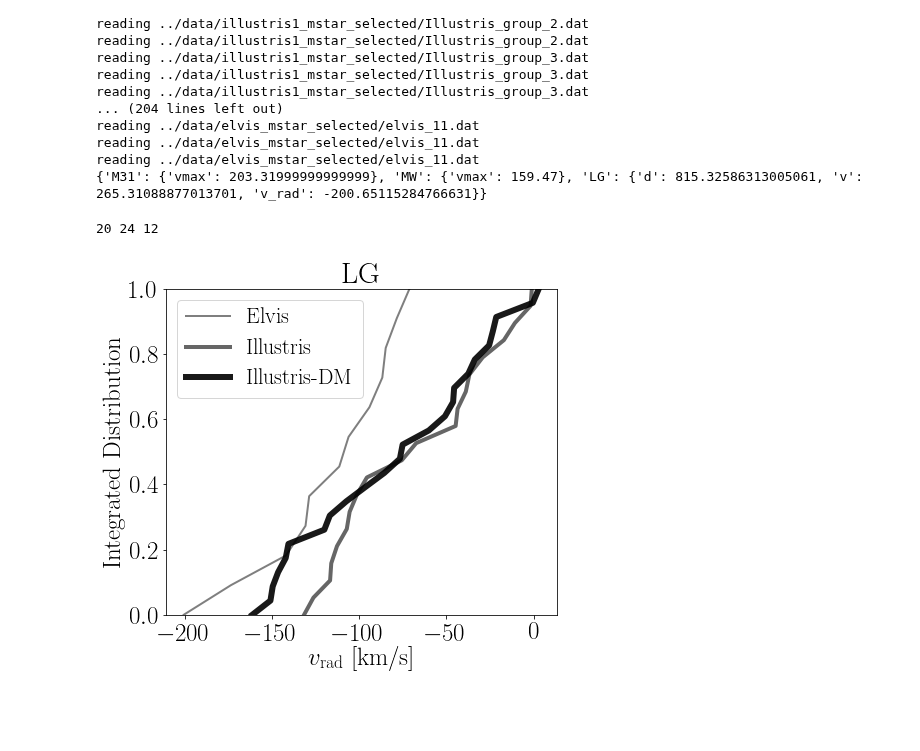
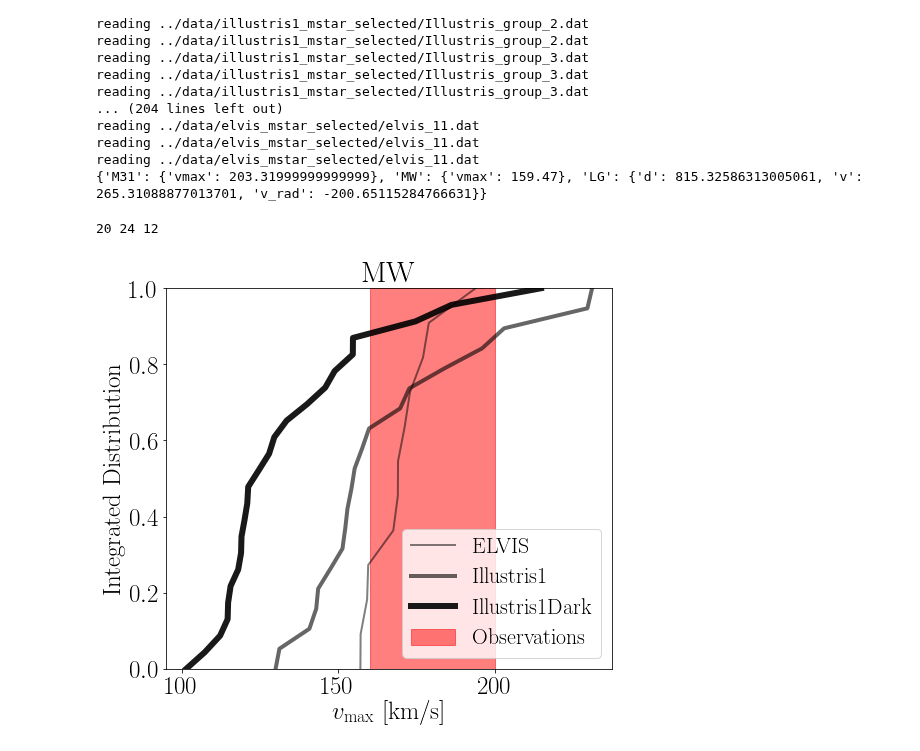
Before and after one commit to astroandes/SatelliteShapeLG, a Jupyter notebook: code/plot_physical.ipynb, the cells around one changed output. Cells and saved outputs as stored; diff of their text form; code cells hidden in the pictures; blank space fills up the shorter version.

```diff
--- a/code/plot_physical.ipynb
+++ b/code/plot_physical.ipynb
@@ -18,6 +18,14 @@ vmax_MW = 220.0
 vmax_M31 = 270.0
 m_star_M31 = 10.3
 m_star_MW = 6.08
+d_obs = 750.0
+d_obs_sigma = 100.0
+v_rad_obs = -109.0 - d_obs*hubble/1000
+v_rad_obs_sigma = 5.0
+v_max_M31 = 250.0
+v_max_M31_sigma = 20.0
+v_max_MW = 180.0
+v_max_MW_sigma = 20.0
 
 %matplotlib inline
 # %%
@@ -322,49 +330,55 @@ n_illu = len(illu)
 n_illudm = len(illudm)
 n_elvis = len(elvis)
 print(n_illu, n_illudm, n_elvis)
-obj = 'LG'
-field = 'v_rad'
+obj = 'MW'
+field = 'vmax'
 
-fig = plt.figure(1, figsize=(7,6))
+fig = plt.figure(1, figsize=(8,7))
 plt.rc('text', usetex=True,)
 plt.rc('font', family='serif', size=25)
 label = {'v_rad': '$v_{\\rm rad}$ [km/s]',
          'vmax': '$v_{\\rm max}$ [km/s]',
          'd': '$d_{\\rm LG}$ [kpc]'}
+
+obs_value = {'v_rad_LG': v_rad_obs, 'd_LG':d_obs, 'vmax_M31':v_max_M31, 'vmax_MW':v_max_MW}
+obs_value_sigma = {'v_rad_LG': v_rad_obs_sigma, 'd_LG':d_obs_sigma, 'vmax_M31':v_max_M31_sigma, 'vmax_MW':v_max_M31_sigma}
 
 field_illu = np.ones(n_illu)
 i = 0
 for k in illu.keys():
     field_illu[i] = illu[k][obj][field]
     i = i+1
 
 field_illudm = np.ones(n_illudm)
 i = 0
 for k in illudm.keys():
     field_illudm[i] = illudm[k][obj][field]
     i = i+1
 
 field_elvis = np.ones(n_elvis)
 i = 0
 for k in elvis.keys():
     field_elvis[i] = elvis[k][obj][field]
     i = i+1
 
 field_illu.sort()
 field_illudm.sort()
 field_elvis.sort()
 print()
-plt.plot(field_elvis, np.linspace(0,1,n_elvis), label='Elvis', linewidth=2, color='black', alpha=0.5)
-plt.plot(field_illu, np.linspace(0,1,n_illu), label='Illustris', linewidth=4, color='black', alpha=0.6)
-plt.plot(field_illudm, np.linspace(0,1,n_illudm), label='Illustris-DM', linewidth=6, color='black', alpha=0.9)
+plt.plot(field_elvis, np.linspace(0,1,n_elvis), label='ELVIS', linewidth=2, color='black', alpha=0.5)
+plt.plot(field_illu, np.linspace(0,1,n_illu), label='Illustris1', linewidth=4, color='black', alpha=0.6)
+plt.plot(field_illudm, np.linspace(0,1,n_illudm), label='Illustris1Dark', linewidth=6, color='black', alpha=0.9)
+
+plt.axvspan(obs_value[field+'_'+obj]-obs_value_sigma[field+'_'+obj],
+           obs_value[field+'_'+obj]+obs_value_sigma[field+'_'+obj], alpha=0.5, color='red', label='Observations')
 
 plt.ylabel("Integrated Distribution")
 plt.xlabel(label[field])
 plt.ylim([0,1])
 plt.title(obj)
 plt.legend(prop={'size': 22})
 filename = "../paper/int_distro_{}_{}.pdf".format(obj, field)
 plt.savefig(filename, bbox_inches='tight')
 # %% [output]
 20 24 12
-[figure, old version]
+[figure, new version]
```
